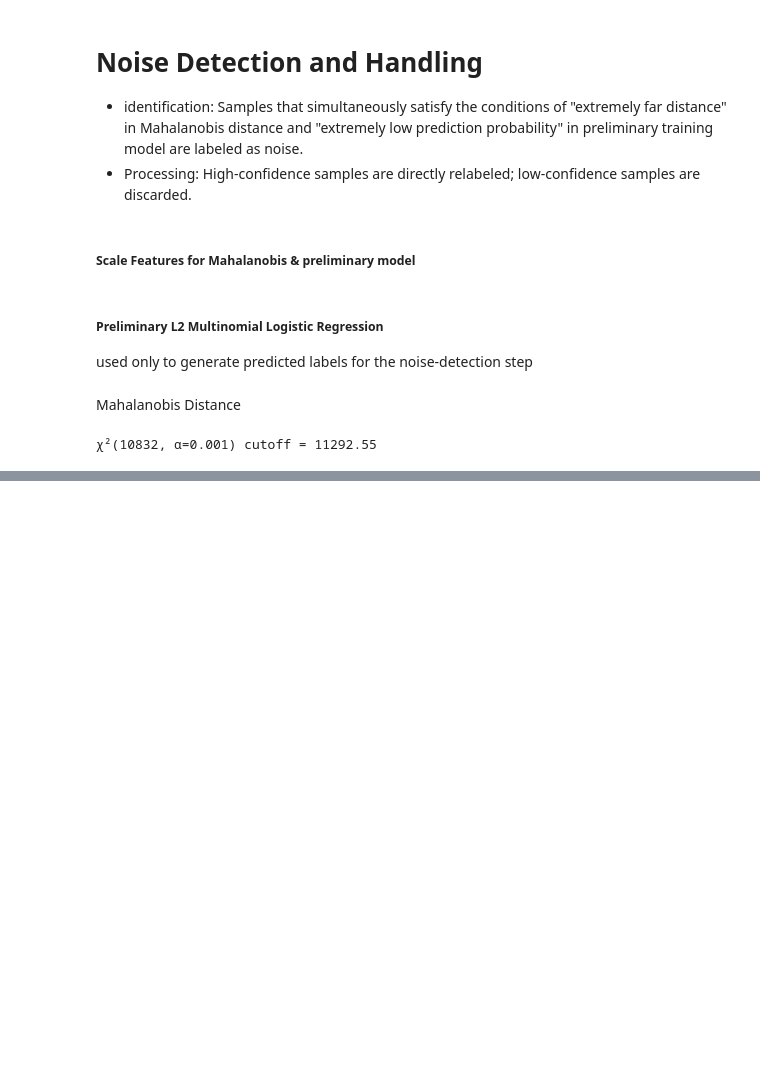
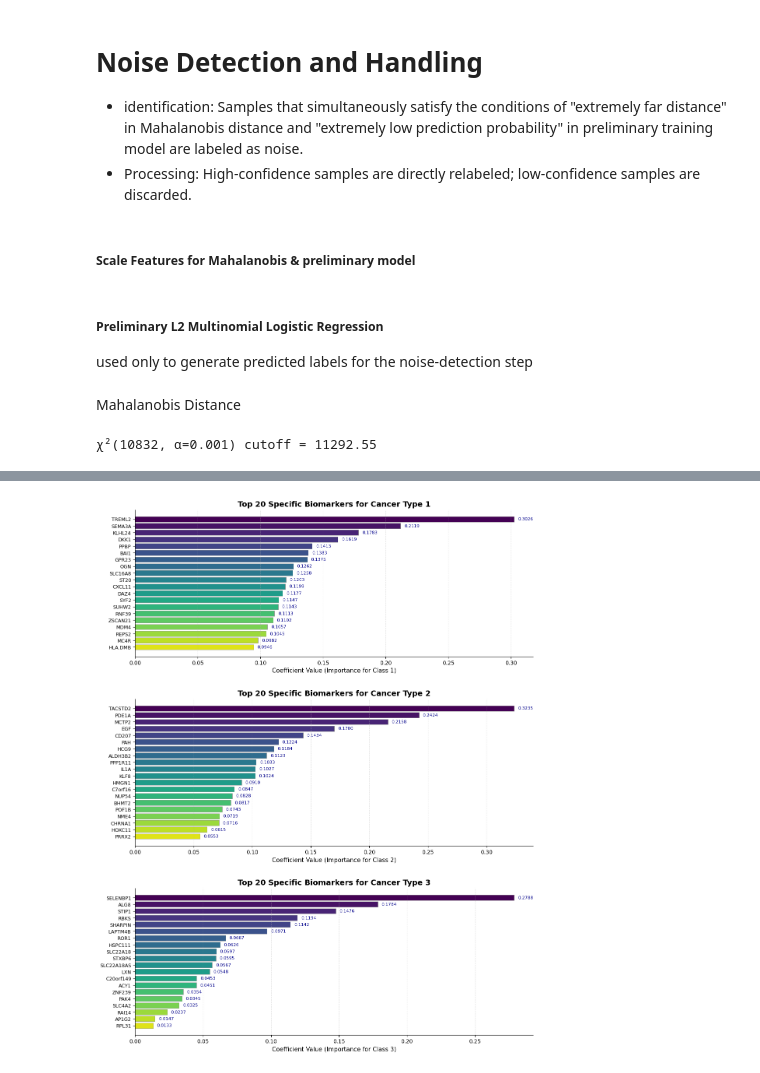
Before and after one commit to 2790125751tbh-oss/Cancer_Detection, a Jupyter notebook: Cancer_Detection.ipynb, the cells around one changed output, grey strips where cells are left out. Saved outputs shown, nothing was run; the diff lists cells and outputs as text; code cells hidden in the pictures; blank space fills up the shorter version.

```diff
--- a/Cancer_Detection.ipynb
+++ b/Cancer_Detection.ipynb
@@ -161,0 +341,77 @@ print(f"χ²({df_chi2}, α={MAHAL_ALPHA}) cutoff = {chi2_cutoff:.2f}")
+# %%
+original_columns = X.columns
+support_mask = selector.get_support()
+selected_feature_names = original_columns[support_mask]
+classes = best_model.classes_
+coef_matrix = best_model.coef_  # Shape: (n_classes, n_features)
+feature_names = selected_feature_names
+
+
+TOP_N = 20  # How many features to display for each category
+
+# Create a DataFrame to store all results for easy viewing
+# Rows: genes, Columns: coefficients for each category
+importance_df = pd.DataFrame(
+    coef_matrix.T,
+    columns=[f"Class_{c}" for c in classes],
+    index=feature_names
+)
+
+results_summary = {}
+
+
+fig_height = 5 * len(classes)
+plt.figure(figsize=(12, fig_height))
+
+for i, cls in enumerate(classes):
+    col_name = f"Class_{cls}"
+
+    coefs = importance_df[col_name]
+
+    # Filter and sort positive coefficients
+    positive_coefs = coefs[coefs > 0].sort_values(ascending=False)
+    top_markers = positive_coefs.head(TOP_N)
+
+    if len(top_markers) == 0:
+        print(f"⚠️ No positive markers found for Class {cls}. Skipping plot.")
+        continue
+
+    results_summary[cls] = top_markers
+
+    print(f"\n--- Top {TOP_N} Markers for Cancer Type {cls} ---")
+    print(top_markers)
+
+
+    ax = plt.subplot(len(classes), 1, i+1)
+
+    cmap = plt.get_cmap('viridis')
+    colors = [cmap(j / len(top_markers)) for j in range(len(top_markers))]
+
+    # Draw a horizontal bar chart
+    y_pos = np.arange(len(top_markers))
+    bars = ax.barh(y_pos, top_markers.values, color=colors, edgecolor='gray', linewidth=0.5)
+
+    # Set Y-axis labels (gene name)
+    ax.set_yticks(y_pos)
+    ax.set_yticklabels(top_markers.index, fontsize=9)
+
+    # Set labels and titles
+    ax.set_xlabel(f'Coefficient Value (Importance for Class {cls})', fontsize=11)
+    ax.set_title(f'Top {TOP_N} Specific Biomarkers for Cancer Type {cls}', fontsize=14, fontweight='bold')
+
+    # Reverse the Y-axis (to put the most important information on top).
+    ax.invert_yaxis()
+
+    # Add grid lines (X-axis only)
+    ax.grid(axis='x', linestyle='--', alpha=0.3)
+    ax.spines['top'].set_visible(False)
+    ax.spines['right'].set_visible(False)
+
+    # Add numerical labels to the right side of the bar chart.
+    for j, v in enumerate(top_markers.values):
+
+        ax.text(v + (max(top_markers.values) * 0.01), j, f'{v:.4f}', va='center', fontsize=8, color='darkblue')
+
+plt.tight_layout(pad=3.0)
+plt.show()
+# %% [output]
@@ -161,0 +435 @@ print(f"χ²({df_chi2}, α={MAHAL_ALPHA}) cutoff = {chi2_cutoff:.2f}")
+[figure, added]
```
Also changed, not shown: parts of 22 cells of this notebook.
